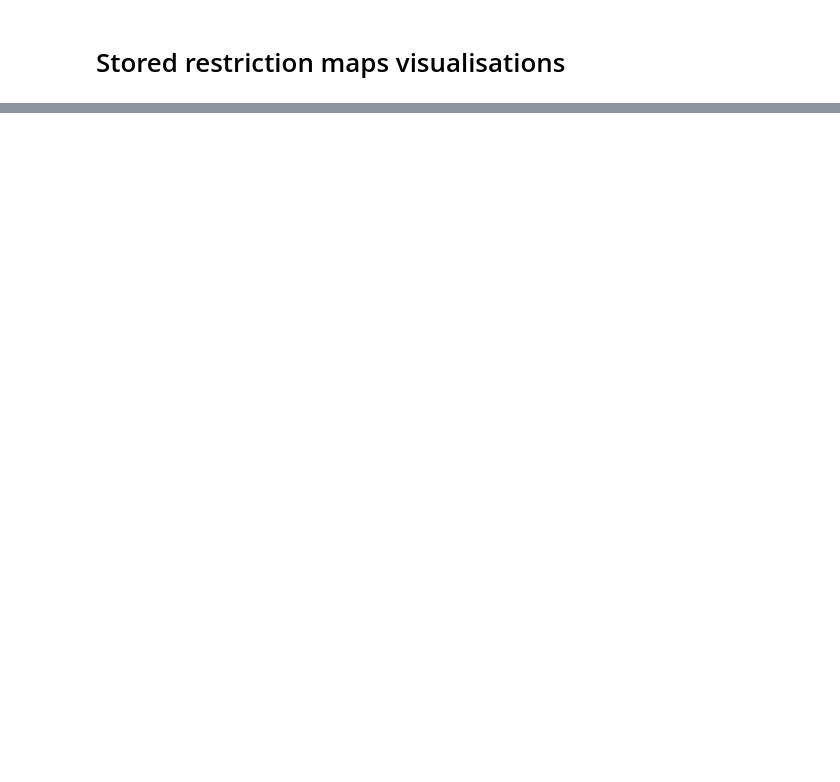
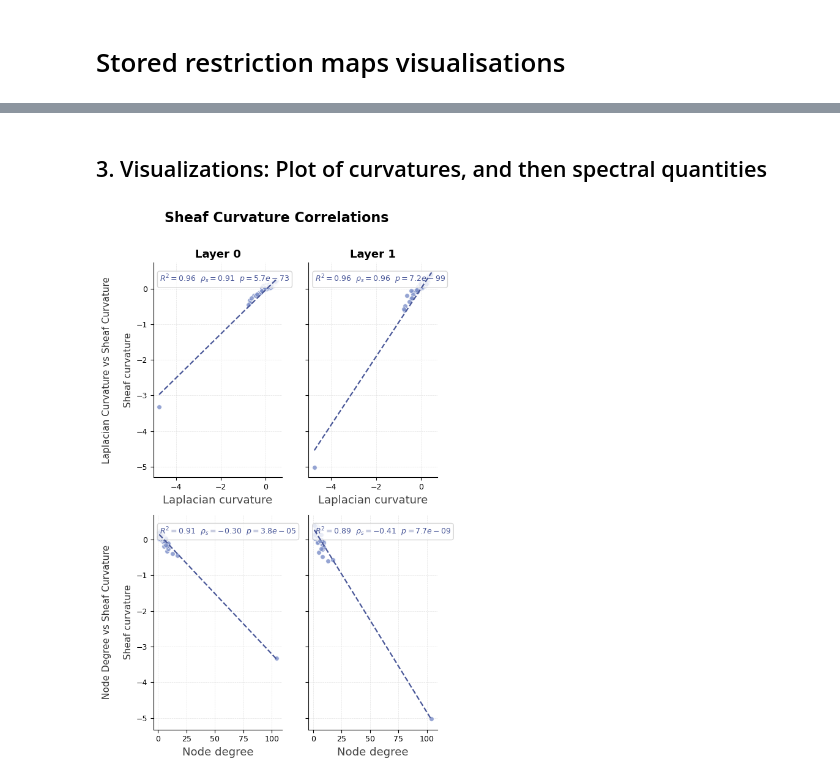
Before and after one commit to luigifraca/neural-sheaf-diffusion-modified, a Jupyter notebook: quick_analysis/fmg-original-laplacian-curvature.ipynb, the cells around one changed output, grey strips where cells are left out. Saved outputs shown, nothing was run; the diff lists cells and outputs as text; code cells hidden in the pictures; blank space fills up the shorter version.

Commit message:
Cleaning the Laplacian curvature code

```diff
--- a/quick_analysis/fmg-original-laplacian-curvature.ipynb
+++ b/quick_analysis/fmg-original-laplacian-curvature.ipynb
@@ -70,7 +67,7 @@ for df in DF_Lap:
     df.rename(columns={0: "source", 1: "target", 2: "value"}, inplace=True)
     df_new = df.pivot(index="source", columns="target", values="value").fillna(0)
     L0 = df_new.to_numpy()
-    display(L0)
+    #display(L0)
 
     B0, F0 = fbc(L0)
     L0_LIST.append(L0)
@@ -348,5 +125,0 @@ plt.show()
-# %%
-with open(f"../datasets/{dataset}/raw/out1_node_feature_label.txt", "r") as f:
-    # for line in f:
-    #     print(line.strip())
-    df_node_feature = pd.read_csv(f"../datasets/{dataset}/raw/out1_node_feature_label.txt", sep="\t")
@@ -639,0 +126,63 @@ plt.show()
+# %% [markdown]
+## 3. Visualizations: Plot of curvatures, and then spectral quantities
+# %%
+fig, axes = plt.subplots(nrows=2, ncols=layers, figsize=(3 * layers, 9), sharey='row')
+
+scatter_color = "#7B8EC8"
+line_color    = "#4A5899"
+
+# --- Data for each row, clearly named ---
+laplacian_curvature = f0_top
+node_degrees        = [len(G.edges(node)) for node in G.nodes()]
+
+row_xlabels = ["Laplacian curvature", "Node degree"]
+row_xdata   = [laplacian_curvature,   node_degrees]
+row_titles  = ["Laplacian Curvature vs Sheaf Curvature",
+               "Node Degree vs Sheaf Curvature"]
+
+for row in range(2):
+    x = row_xdata[row]
+
+    for layer in range(layers):
+        ax = axes[row, layer]
+        y  = f0_list[layer]
+
+        # Scatter
+        ax.scatter(x, y, color=scatter_color, alpha=0.8, s=30,
+                   edgecolors="white", linewidths=0.6, zorder=3)
+
+        # Regression line
+        slope, intercept, r_value, _, _ = stats.linregress(x, y)
+        x_range = np.linspace(min(x), max(x), 200)
+        ax.plot(x_range, slope * x_range + intercept,
+                color=line_color, linewidth=1.6, linestyle="--", zorder=4)
+
+        # Stats annotation (top-left)
+        spearman_r, spearman_p = stats.spearmanr(x, y)
+        stats_text = f"$R^2={r_value**2:.2f}$  $\\rho_s={spearman_r:.2f}$  $p={spearman_p:.1e}$"
+        ax.text(0.05, 0.95, stats_text, transform=ax.transAxes,
+                fontsize=9, color=line_color, va="top",
+                bbox=dict(boxstyle="round,pad=0.3", facecolor="white",
+                          edgecolor="#cccccc", alpha=0.8))
+
+        # Axes labels — only where needed to avoid repetition
+        ax.set_xlabel(row_xlabels[row], fontsize=13, color="#444444")
+        if layer == 0:
+            ax.set_ylabel("Sheaf curvature", fontsize=13, color="#444444")
+        if row == 0:
+            ax.set_title(f"Layer {layer}", fontsize=13, fontweight="semibold")
+
+        # Light styling
+        ax.grid(True, linestyle="--", linewidth=0.4, color="gainsboro")
+        ax.spines[["top", "right"]].set_visible(False)
+        ax.tick_params(labelsize=9)
+
+    # Row title on the far left
+    axes[row, 0].set_ylabel(f"{row_titles[row]}\n\nSheaf curvature",
+                             fontsize=11, color="#333333")
+
+fig.suptitle("Sheaf Curvature Correlations", fontsize=16, fontweight="semibold", y=1.01)
+plt.tight_layout()
+plt.show()
+# %% [output]
+[figure, added]
```
Also changed, not shown: parts of 16 cells of this notebook, 1 other file.
